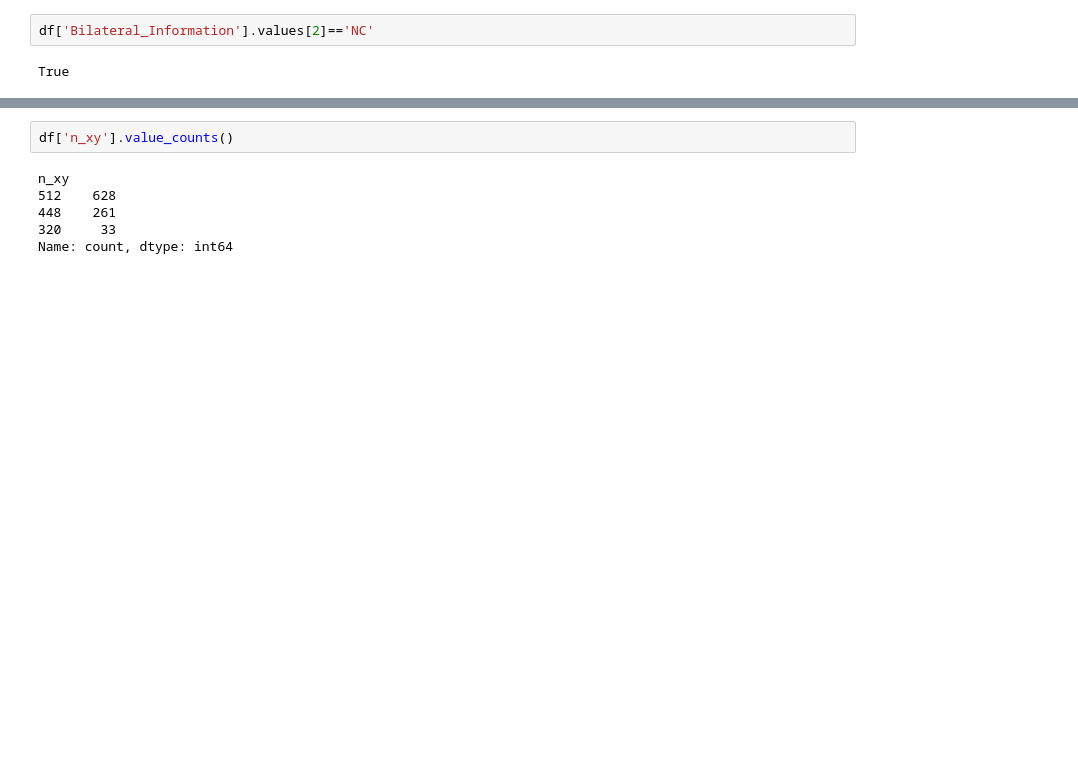
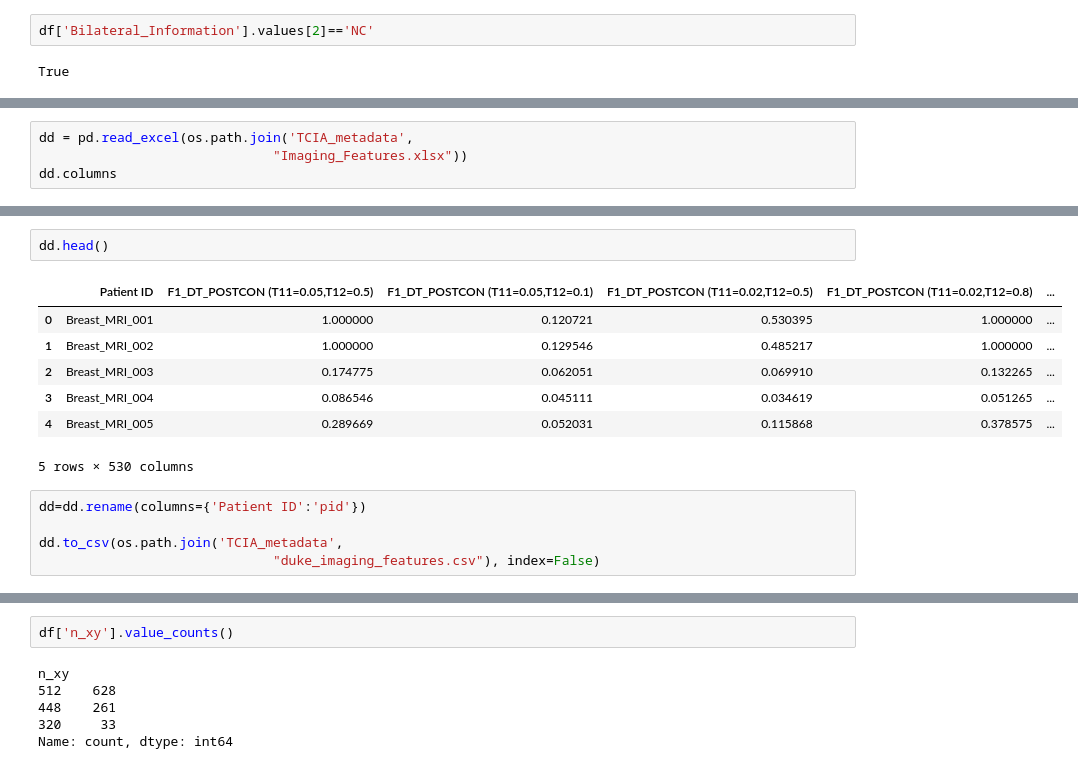
Before and after one commit to bubbysolway/BreastDCEDL, a Jupyter notebook: DUKE/duke_tcia_metadata.ipynb, the cells around one changed output, grey strips where cells are left out. Cells and saved outputs as stored; diff of their text form; blank space fills up the shorter version.

```diff
--- a/DUKE/duke_tcia_metadata.ipynb
+++ b/DUKE/duke_tcia_metadata.ipynb
@@ -901,0 +856,4 @@ Name: count, dtype: int64
+# %%
+dd = pd.read_excel(os.path.join('TCIA_metadata',
+                              "Imaging_Features.xlsx"))
+dd.columns
@@ -901,0 +878,15 @@ Name: count, dtype: int64
+# %%
+dd.head()
+# %% [output]
+|  | Patient ID | F1_DT_POSTCON (T11=0.05,T12=0.5) | F1_DT_POSTCON (T11=0.05,T12=0.1) | F1_DT_POSTCON (T11=0.02,T12=0.5) | F1_DT_POSTCON (T11=0.02,T12=0.8) | ... |
+| 0 | Breast_MRI_001 | 1.000000 | 0.120721 | 0.530395 | 1.000000 | ... |
+| 1 | Breast_MRI_002 | 1.000000 | 0.129546 | 0.485217 | 1.000000 | ... |
+| 2 | Breast_MRI_003 | 0.174775 | 0.062051 | 0.069910 | 0.132265 | ... |
+| 3 | Breast_MRI_004 | 0.086546 | 0.045111 | 0.034619 | 0.051265 | ... |
+| 4 | Breast_MRI_005 | 0.289669 | 0.052031 | 0.115868 | 0.378575 | ... |
+5 rows × 530 columns
+# %%
+dd=dd.rename(columns={'Patient ID':'pid'})
+
+dd.to_csv(os.path.join('TCIA_metadata',
+                              "duke_imaging_features.csv"), index=False)
```
Also changed, not shown: parts of 81 cells of this notebook, 35 other files.
